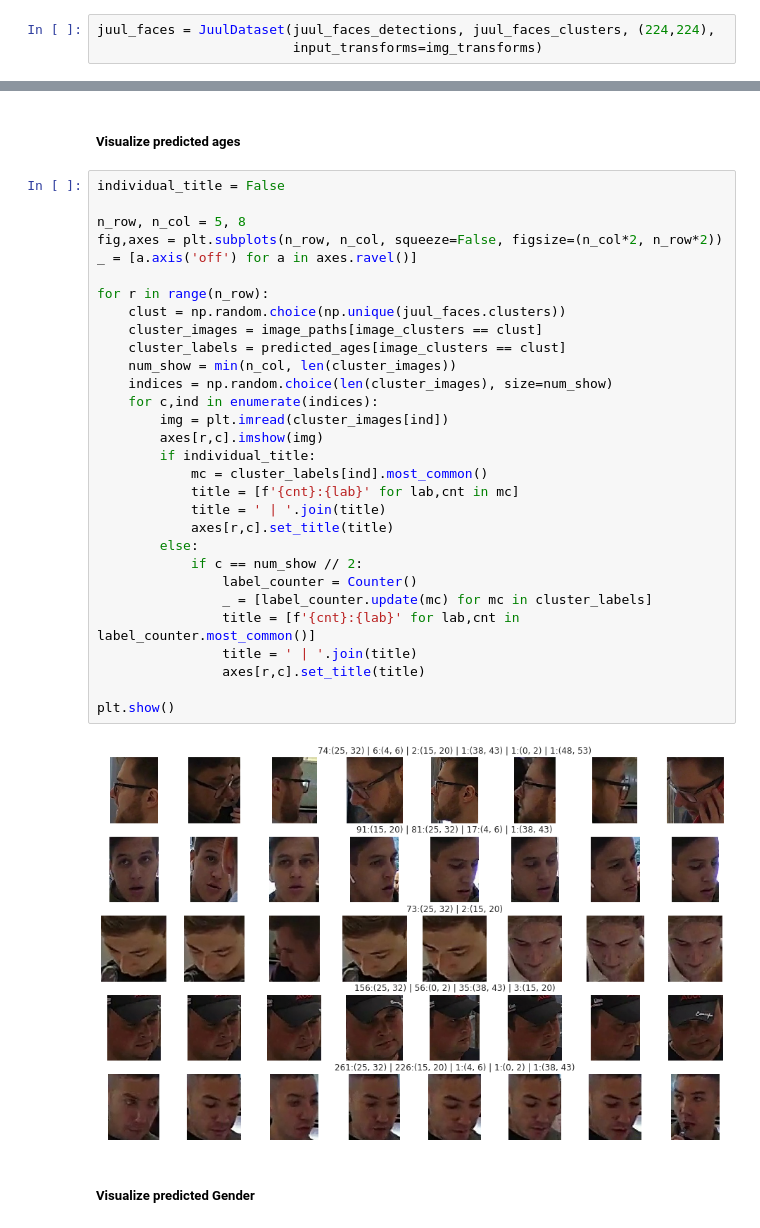
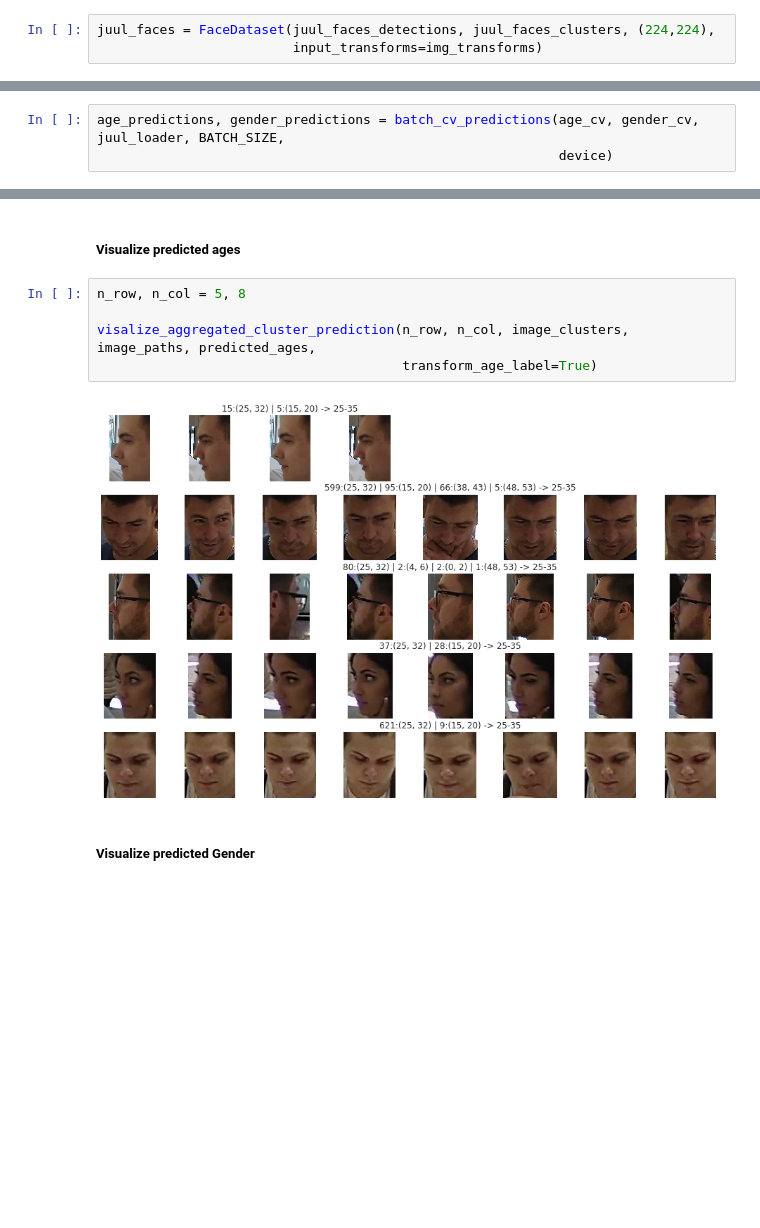
Before and after one commit to chichivica/juul, a Jupyter notebook: process/notebooks/0.1.3-rg-evaluate-juul-age-gender.ipynb, the cells around one changed output, grey strips where cells are left out. Drawn from its saved outputs; the diff is of its cells as text; blank space fills up the shorter version.

Commit message:
train and deploy age and gender model

```diff
--- a/process/notebooks/0.1.3-rg-evaluate-juul-age-gender.ipynb
+++ b/process/notebooks/0.1.3-rg-evaluate-juul-age-gender.ipynb
@@ -145,7 +296,7 @@ img_transforms = transforms.Compose([
     transforms.Normalize([0.45, 0.44, 0.49], [0.25, 0.22, 0.24]),
 ])
 # %%
-juul_faces = JuulDataset(juul_faces_detections, juul_faces_clusters, (224,224),
+juul_faces = FaceDataset(juul_faces_detections, juul_faces_clusters, (224,224),
                          input_transforms=img_transforms)
 # %%
 juul_loader = DataLoader(juul_faces, batch_size=BATCH_SIZE, shuffle=False, num_workers=num_jobs)
@@ -177,2 +309,5 @@ with torch.no_grad():
+# %%
+age_predictions, gender_predictions = batch_cv_predictions(age_cv, gender_cv, juul_loader, BATCH_SIZE,
+                                                           device)
 # %% [markdown]
 ##### Decode predictions
@@ -199,37 +323,12 @@ predicted_ages = np.array(predicted_ages)
 predicted_gender = np.array(predicted_gender)
 # %% [markdown]
 ##### Visualize predicted ages
-# %%
-individual_title = False
-
-n_row, n_col = 5, 8
-fig,axes = plt.subplots(n_row, n_col, squeeze=False, figsize=(n_col*2, n_row*2))
-_ = [a.axis('off') for a in axes.ravel()]
-
-for r in range(n_row):
-    clust = np.random.choice(np.unique(juul_faces.clusters))
-    cluster_images = image_paths[image_clusters == clust]
-    cluster_labels = predicted_ages[image_clusters == clust]
-    num_show = min(n_col, len(cluster_images))
-    indices = np.random.choice(len(cluster_images), size=num_show)
-    for c,ind in enumerate(indices):
-        img = plt.imread(cluster_images[ind])
-        axes[r,c].imshow(img)
-        if individual_title:
-            mc = cluster_labels[ind].most_common()
-            title = [f'{cnt}:{lab}' for lab,cnt in mc]
-            title = ' | '.join(title)
-            axes[r,c].set_title(title)
-        else:
-            if c == num_show // 2:
-                label_counter = Counter()
-                _ = [label_counter.update(mc) for mc in cluster_labels]
-                title = [f'{cnt}:{lab}' for lab,cnt in label_counter.most_common()]
-                title = ' | '.join(title)
-                axes[r,c].set_title(title)
-
-plt.show()
-# %% [output]
-[figure, removed]
+# %%
+n_row, n_col = 5, 8
+
+visalize_aggregated_cluster_prediction(n_row, n_col, image_clusters, image_paths, predicted_ages,
+                                       transform_age_label=True)
+# %% [output]
+[figure, added]
 # %% [markdown]
 ##### Visualize predicted Gender
```
Also changed, not shown: parts of 27 cells of this notebook, 10 other files.
